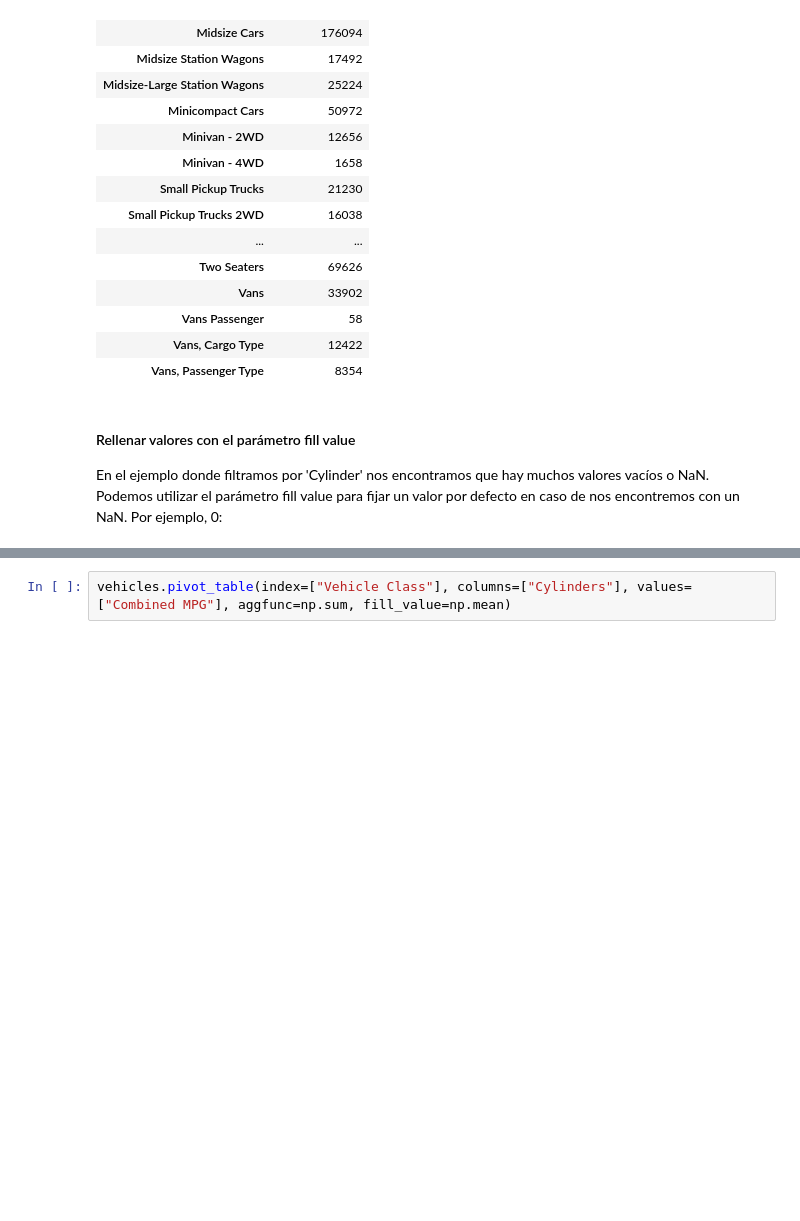
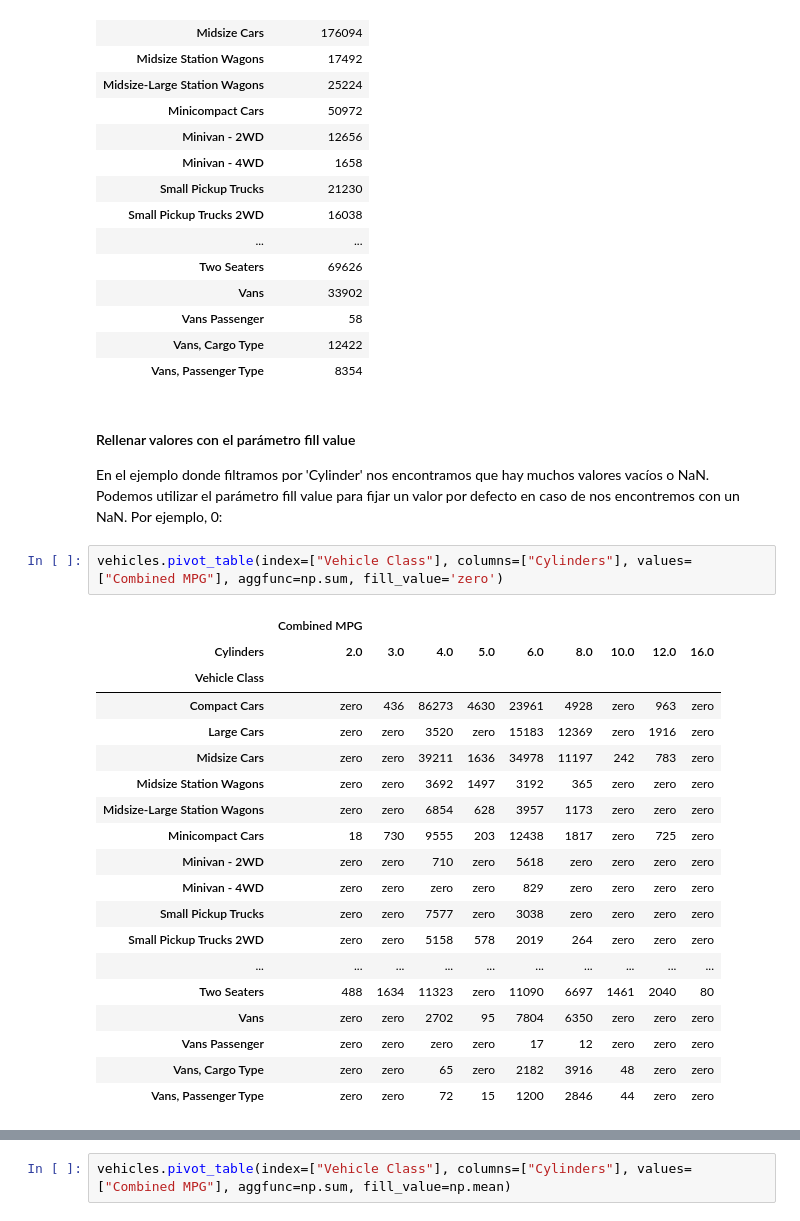
Before and after one commit to tonilopezrosell/DataBootcamp, a Jupyter notebook: Ironhack_Pivot_Tables.ipynb, the cells around one changed output, grey strips where cells are left out. Cells and saved outputs as stored; diff of their text form; blank space fills up the shorter version.

```diff
--- a/Ironhack_Pivot_Tables.ipynb
+++ b/Ironhack_Pivot_Tables.ipynb
@@ -228,5 +229,27 @@ vehicles.pivot_table(index=["Vehicle Class"], values=["Combined MPG"], aggfunc=
 #### Rellenar valores con el parámetro fill value
 
 En el ejemplo donde filtramos por 'Cylinder' nos encontramos que hay muchos valores vacíos o NaN. Podemos utilizar el parámetro fill value para fijar un valor por defecto en caso de nos encontremos con un NaN. Por ejemplo, 0:
+# %%
+vehicles.pivot_table(index=["Vehicle Class"], columns=["Cylinders"], values=["Combined MPG"], aggfunc=np.sum, fill_value='zero')
+# %% [output]
+|  | Combined MPG |  |  |  |  |  |  |  |  |
+| Cylinders | 2.0 | 3.0 | 4.0 | 5.0 | 6.0 | 8.0 | 10.0 | 12.0 | 16.0 |
+| Vehicle Class |  |  |  |  |  |  |  |  |  |
+| Compact Cars | zero | 436 | 86273 | 4630 | 23961 | 4928 | zero | 963 | zero |
+| Large Cars | zero | zero | 3520 | zero | 15183 | 12369 | zero | 1916 | zero |
+| Midsize Cars | zero | zero | 39211 | 1636 | 34978 | 11197 | 242 | 783 | zero |
+| Midsize Station Wagons | zero | zero | 3692 | 1497 | 3192 | 365 | zero | zero | zero |
+| Midsize-Large Station Wagons | zero | zero | 6854 | 628 | 3957 | 1173 | zero | zero | zero |
+| Minicompact Cars | 18 | 730 | 9555 | 203 | 12438 | 1817 | zero | 725 | zero |
+| Minivan - 2WD | zero | zero | 710 | zero | 5618 | zero | zero | zero | zero |
+| Minivan - 4WD | zero | zero | zero | zero | 829 | zero | zero | zero | zero |
+| Small Pickup Trucks | zero | zero | 7577 | zero | 3038 | zero | zero | zero | zero |
+| Small Pickup Trucks 2WD | zero | zero | 5158 | 578 | 2019 | 264 | zero | zero | zero |
+| ... | ... | ... | ... | ... | ... | ... | ... | ... | ... |
+| Two Seaters | 488 | 1634 | 11323 | zero | 11090 | 6697 | 1461 | 2040 | 80 |
+| Vans | zero | zero | 2702 | 95 | 7804 | 6350 | zero | zero | zero |
+| Vans Passenger | zero | zero | zero | zero | 17 | 12 | zero | zero | zero |
+| Vans, Cargo Type | zero | zero | 65 | zero | 2182 | 3916 | 48 | zero | zero |
+| Vans, Passenger Type | zero | zero | 72 | 15 | 1200 | 2846 | 44 | zero | zero |
 # %%
 vehicles.pivot_table(index=["Vehicle Class"], columns=["Cylinders"], values=["Combined MPG"], aggfunc=np.sum, fill_value=0)
```
Also changed, not shown: parts of 8 cells of this notebook.
